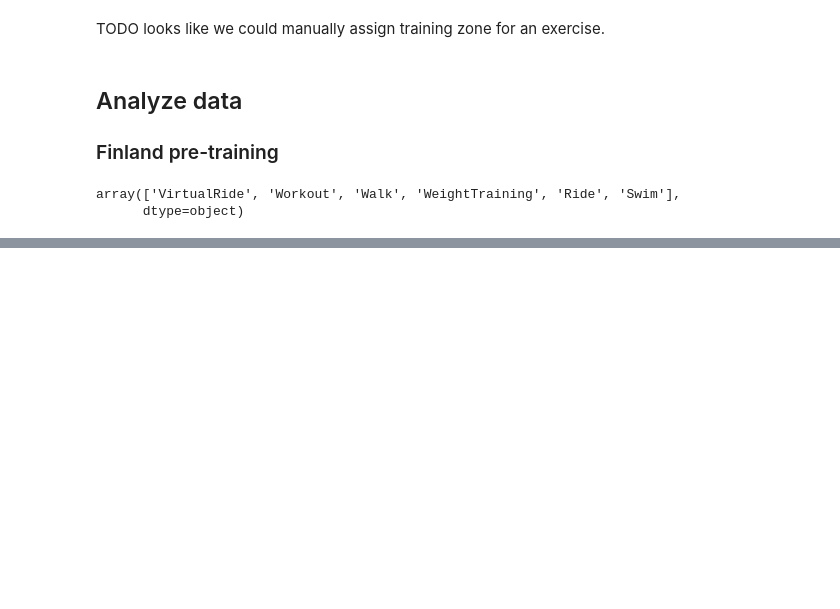
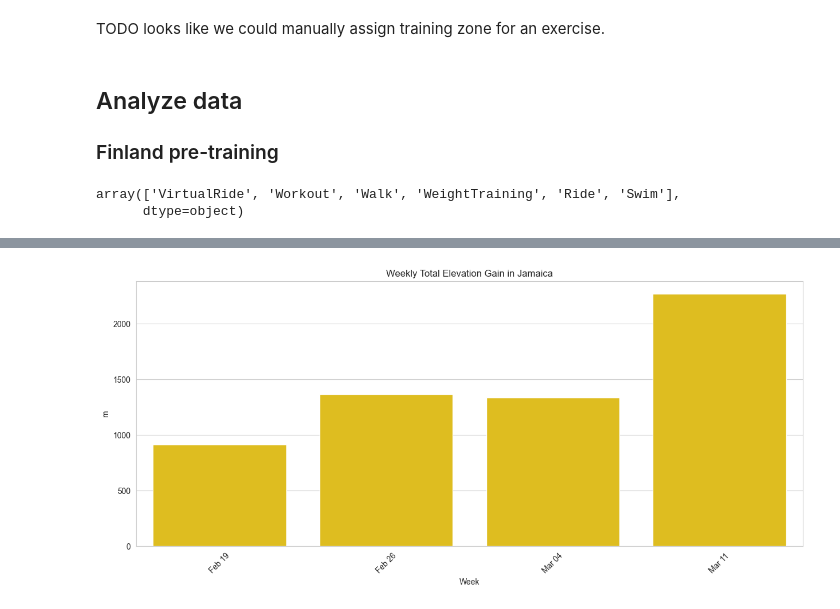
Before and after one commit to ahtonen/djbb2024, a Jupyter notebook: training.ipynb, the cells around one changed output, grey strips where cells are left out. Drawn from its saved outputs; the diff is of its cells as text; code cells hidden in the pictures; blank space fills up the shorter version.

```diff
--- a/training.ipynb
+++ b/training.ipynb
@@ -433,0 +317,24 @@ Name: average_temp, dtype: float64
+# %%
+df_jam_weekly = (
+    df_jam[df_jam["type"] == "Ride"].groupby(
+        pd.Grouper(key="start_date_local", freq="W-MON", label="left")
+    ).total_elevation_gain.sum()
+)
+df_weekly = df_jam_weekly.reset_index()
+
+# Create a bar plot using Seaborn
+plt.figure(figsize=(15, 6))
+sns.barplot(
+    #x=df_fin_weekly["start_date_local"].dt.strftime("W%U"),
+    x=df_weekly["start_date_local"].dt.strftime("%b %d"),
+    y=df_weekly["total_elevation_gain"],
+    color=utils.colors["Jamaica flag yellow"]
+)
+
+plt.title("Weekly Total Elevation Gain in Jamaica")
+plt.ylabel("m")
+plt.xlabel("Week")
+plt.xticks(rotation=45)
+plt.show()
+# %% [output]
+[figure, added]
```
Also changed, not shown: parts of 41 cells of this notebook, 1 other file.
